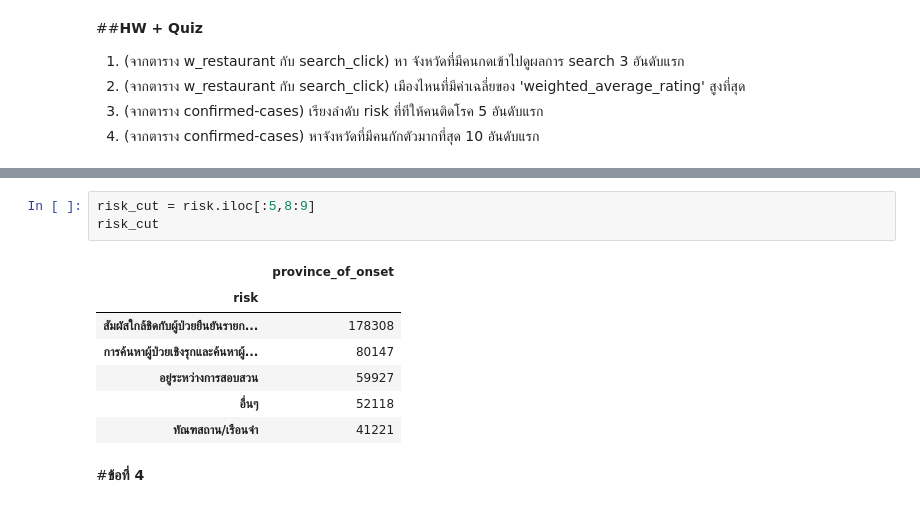
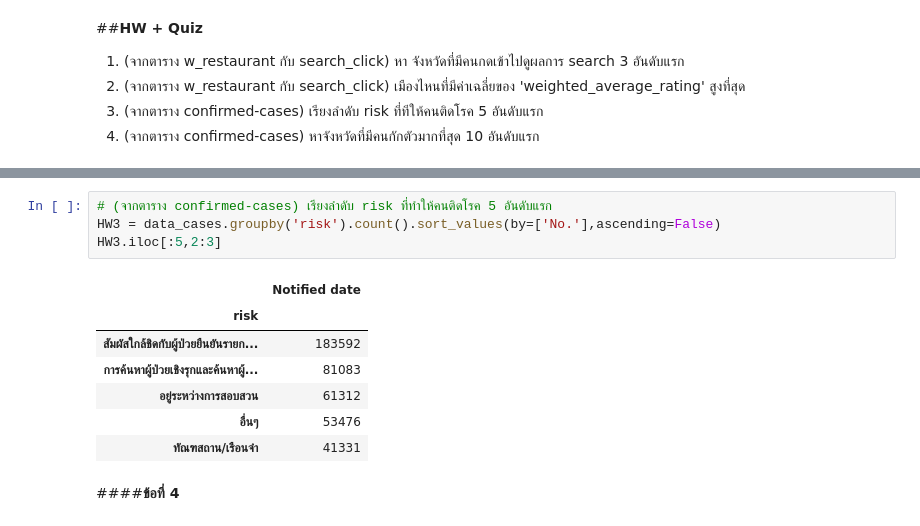
Before and after one commit to gameaphiwat/DWDM21, a Jupyter notebook: Data_Preprocessing_(Chapter3).ipynb, the cells around one changed output, grey strips where cells are left out. Saved outputs shown, nothing was run; the diff lists cells and outputs as text.

```diff
--- a/Data_Preprocessing_(Chapter3).ipynb
+++ b/Data_Preprocessing_(Chapter3).ipynb
@@ -1573,13 +1123,14 @@ risk
-# %%
-risk_cut = risk.iloc[:5,8:9]
-risk_cut
-# %% [output]
-|  | province_of_onset |
-| risk |  |
-| สัมผัสใกล้ชิดกับผู้ป่วยยืนยันรายก... | 178308 |
-| การค้นหาผู้ป่วยเชิงรุกและค้นหาผู้... | 80147 |
-| อยู่ระหว่างการสอบสวน | 59927 |
-| อื่นๆ | 52118 |
-| ทัณฑสถาน/เรือนจำ | 41221 |
+# %%
+# (จากตาราง confirmed-cases) เรียงลำดับ risk ที่ทำให้คนติดโรค 5 อันดับแรก
+HW3 = data_cases.groupby('risk').count().sort_values(by=['No.'],ascending=False)
+HW3.iloc[:5,2:3]
+# %% [output]
+|  | Notified date |
+| risk |  |
+| สัมผัสใกล้ชิดกับผู้ป่วยยืนยันรายก... | 183592 |
+| การค้นหาผู้ป่วยเชิงรุกและค้นหาผู้... | 81083 |
+| อยู่ระหว่างการสอบสวน | 61312 |
+| อื่นๆ | 53476 |
+| ทัณฑสถาน/เรือนจำ | 41331 |
 # %% [markdown]
-#**ข้อที่ 4**
+####**ข้อที่ 4**
```
Also changed, not shown: parts of 57 cells of this notebook.
